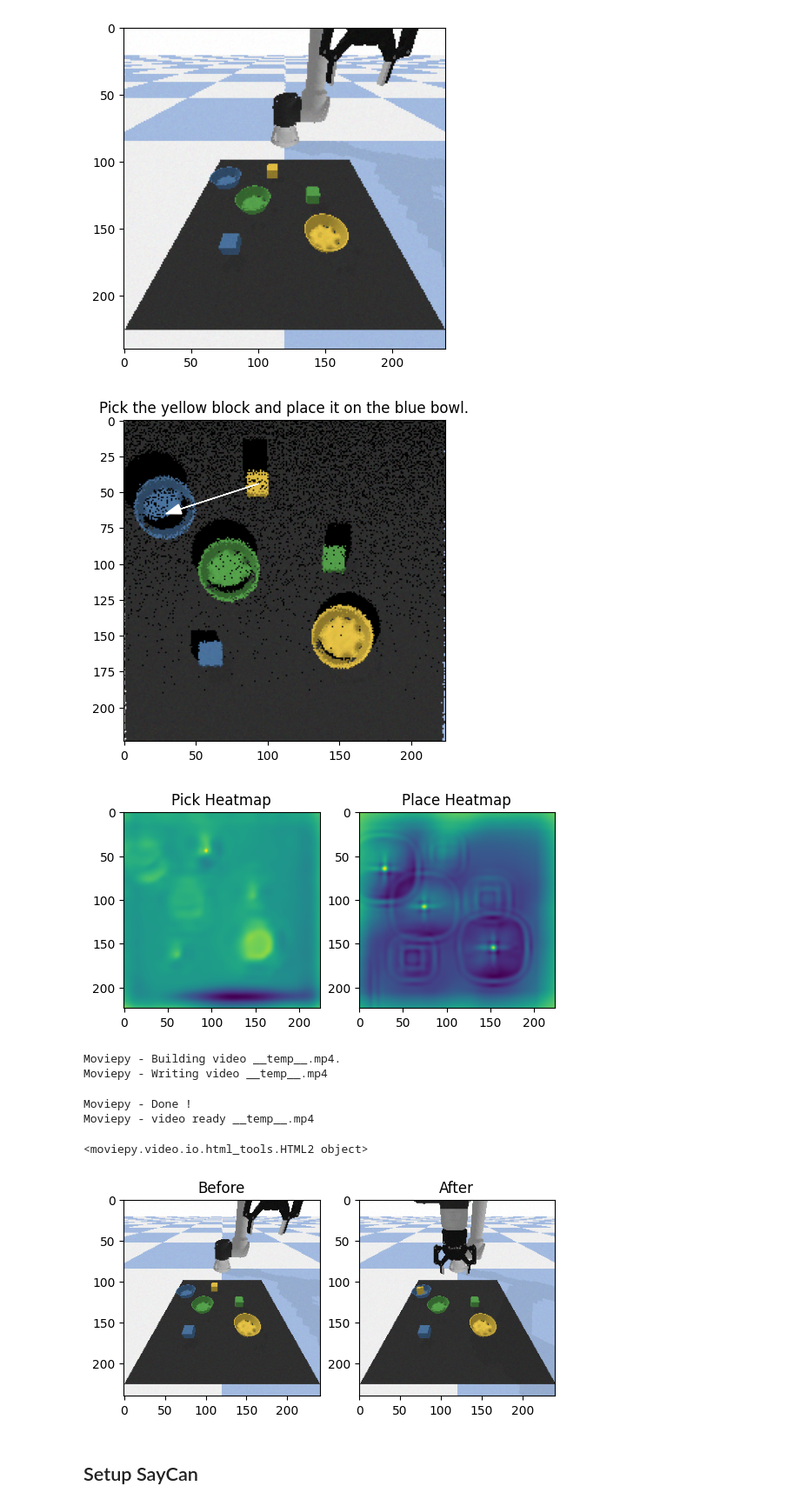
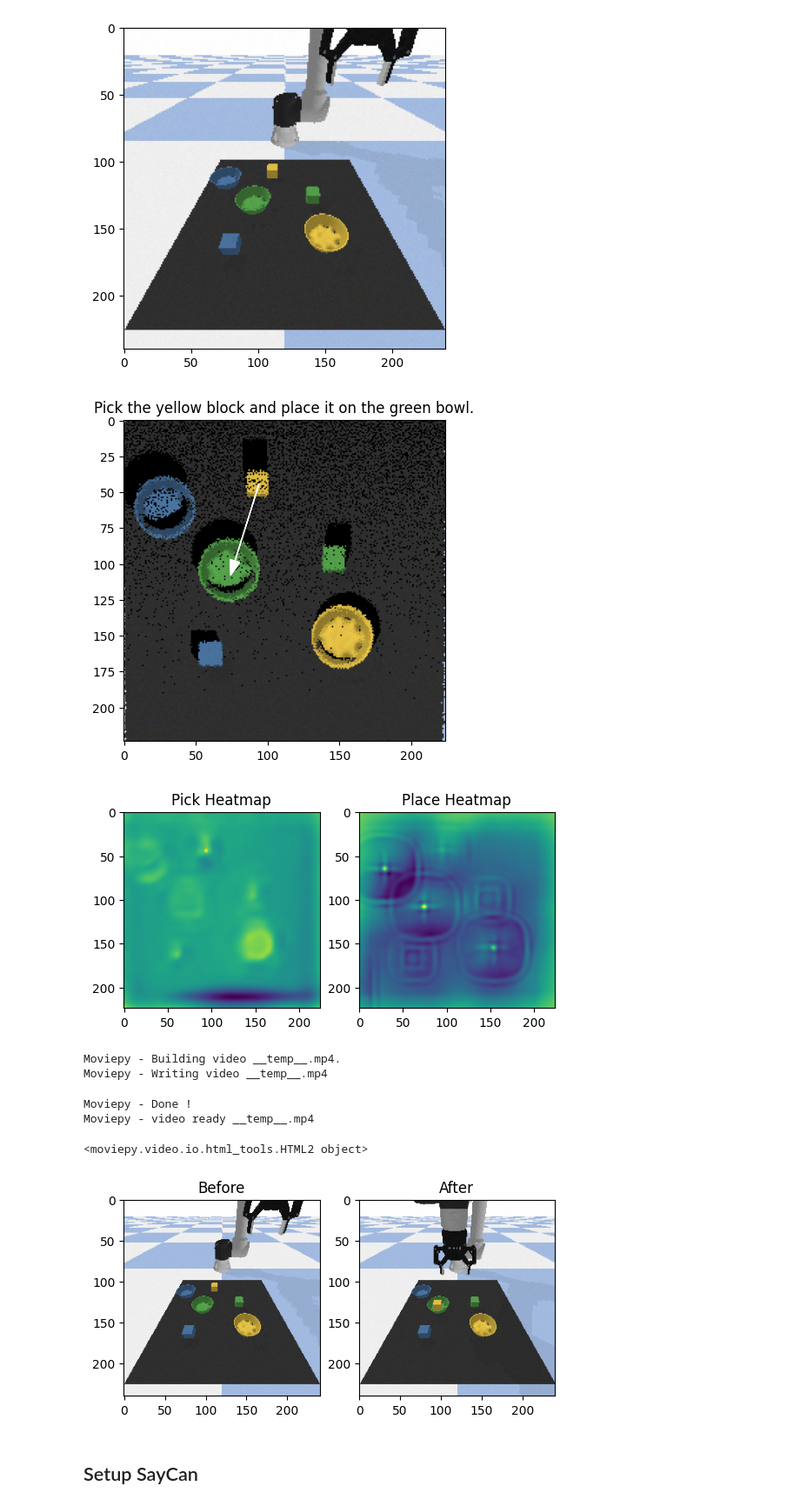
Before and after one commit to mariries/saycan-test, a Jupyter notebook: SayCan-Robot-Pick-Place.ipynb, the cells around one changed output. Shown at 87% size. Drawn from its saved outputs; the diff is of its cells as text; code cells hidden in the pictures.

```diff
--- a/SayCan-Robot-Pick-Place.ipynb
+++ b/SayCan-Robot-Pick-Place.ipynb
@@ -2093,7 +2097,7 @@ plt.show()
 # %% [output]
 [figure]
 # %%
-user_input = 'Pick the yellow block and place it on the blue bowl.'  #@param {type:"string"}
+user_input = 'Pick the yellow block and place it on the green bowl.'  #@param {type:"string"}
 
 # Show camera image before pick and place.
 
@@ -2143,41 +2147,41 @@ def run_cliport(obs, text):
   plt.subplot(1, 2, 1)
   plt.title('Pick Heatmap')
   plt.imshow(pick_map.reshape(224, 224))
   plt.subplot(1, 2, 2)
   plt.title('Place Heatmap')
   plt.imshow(place_map.reshape(224, 224))
   plt.show()
 
   # Show video of environment rollout.
   debug_clip = ImageSequenceClip(env.cache_video, fps=25)
   display(debug_clip.ipython_display(autoplay=1, loop=1, center=False))
   env.cache_video = []
 
   # Show camera image after pick and place.
   plt.subplot(1, 2, 1)
   plt.title('Before')
   plt.imshow(before)
   plt.subplot(1, 2, 2)
   plt.title('After')
   after = env.get_camera_image()
   plt.imshow(after)
   plt.show()
 
   # return pick_xyz, place_xyz, pick_map, place_map, pick_yx, place_yx
   return obs
 
 
 # pick_xyz, place_xyz, pick_map, place_map, pick_yx, place_yx =
 obs = run_cliport(obs, user_input)
 # %% [output]
-[figure, old version]
+[figure, new version]
 [figure]
 Moviepy - Building video __temp__.mp4.
 Moviepy - Writing video __temp__.mp4
 Moviepy - Done !
 Moviepy - video ready __temp__.mp4
 <moviepy.video.io.html_tools.HTML2 object>
-[figure, old version]
+[figure, new version]
 # %% [markdown]
 ## Setup SayCan
 # %%
```
Also changed, not shown: parts of 13 cells of this notebook.
